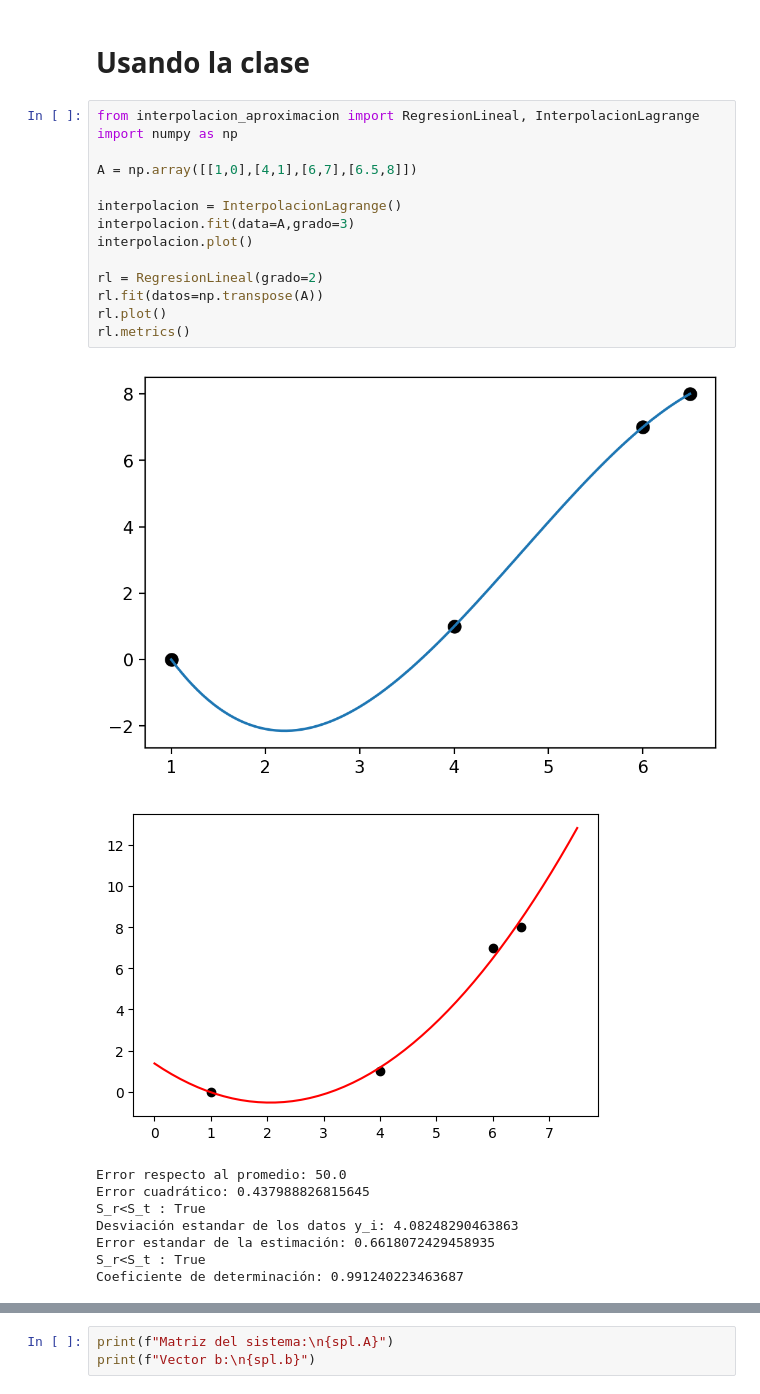
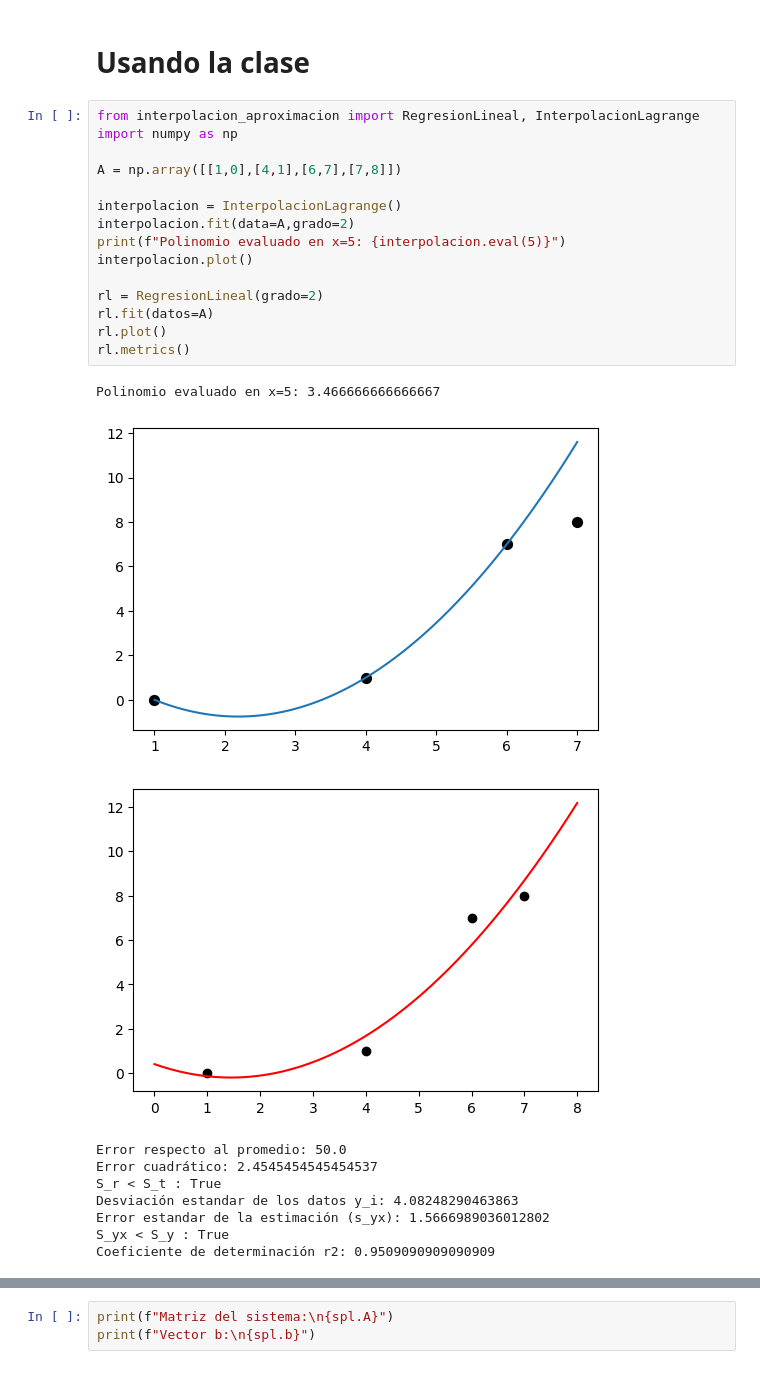
Before and after one commit to gmauricio-toledo/UNISON-teaching, a Jupyter notebook: interpolacion.ipynb, the cells around one changed output, grey strips where cells are left out. Saved outputs shown, nothing was run; the diff lists cells and outputs as text.

```diff
--- a/interpolacion.ipynb
+++ b/interpolacion.ipynb
@@ -47,24 +66,26 @@ plt.show()
 # %%
 from interpolacion_aproximacion import RegresionLineal, InterpolacionLagrange
 import numpy as np
 
-A = np.array([[1,0],[4,1],[6,7],[6.5,8]])
+A = np.array([[1,0],[4,1],[6,7],[7,8]])
 
 interpolacion = InterpolacionLagrange()
-interpolacion.fit(data=A,grado=3)
+interpolacion.fit(data=A,grado=2)
+print(f"Polinomio evaluado en x=5: {interpolacion.eval(5)}")
 interpolacion.plot()
 
 rl = RegresionLineal(grado=2)
-rl.fit(datos=np.transpose(A))
+rl.fit(datos=A)
 rl.plot()
 rl.metrics()
 # %% [output]
+Polinomio evaluado en x=5: 3.466666666666667
-[figure, old version]
+[figure, new version]
-[figure, old version]
+[figure, new version]
-Error respecto al promedio: 50.0
-Error cuadrático: 0.437988826815645
-S_r<S_t : True
-Desviación estandar de los datos y_i: 4.08248290463863
-Error estandar de la estimación: 0.6618072429458935
-S_r<S_t : True
-Coeficiente de determinación: 0.991240223463687
+Error respecto al promedio: 50.0
+Error cuadrático: 2.4545454545454537
+S_r < S_t : True
+Desviación estandar de los datos y_i: 4.08248290463863
+Error estandar de la estimación (s_yx): 1.5666989036012802
+S_yx < S_y : True
+Coeficiente de determinación r2: 0.9509090909090909
```
Also changed, not shown: parts of 7 cells of this notebook, 1 other file.
